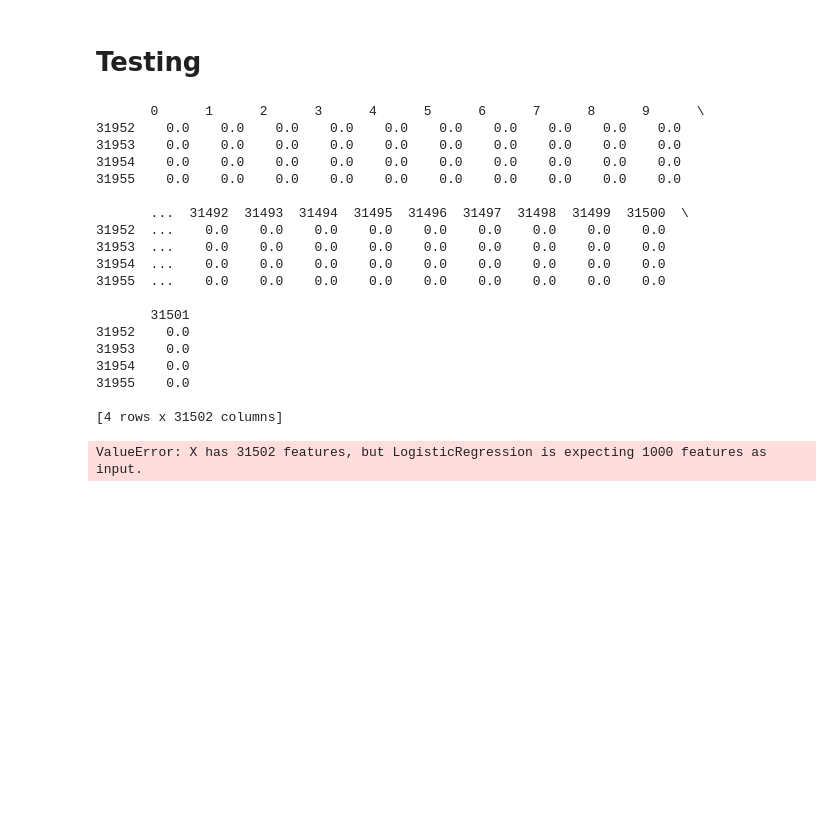
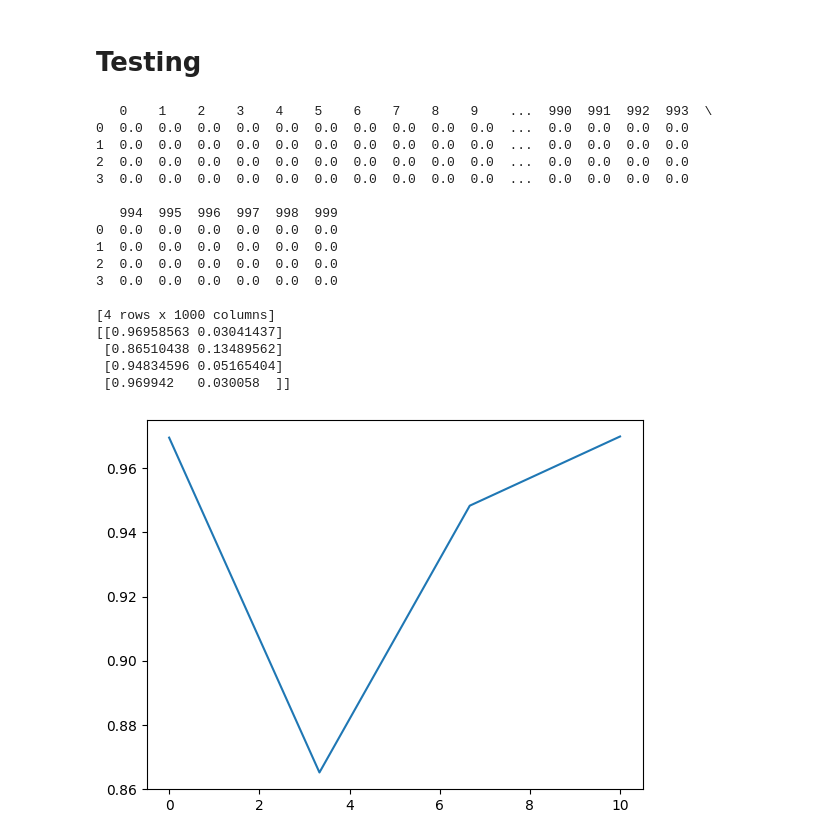
Before and after one commit to TomiukQT/diploma-thesis, a Jupyter notebook: src/main.ipynb, the cells around one changed output. Saved outputs shown, nothing was run; the diff lists cells and outputs as text; code cells hidden in the pictures; blank space fills up the shorter version.

```diff
--- a/src/main.ipynb
+++ b/src/main.ipynb
@@ -227,28 +176,35 @@ f1: 0.3530196863530197
 # Testing
 # %%
 from analyzer.analyzer import Analyzer
+import matplotlib.pyplot as plt
+
+
 test_data = ["it's unbelievable that in the 21st century we'd need something like this. again. #neverump  #xenophobia ", 'This thing is pretty shit', 'life', 'ugly bad ugly']
+x = np.linspace(0,10, len(test_data))
+
 
 analyzer = Analyzer('models', 'model.sav', 'vectorizer.sav')
-analyzer.get_sentiment_analysis(test_data)
+results = analyzer.get_sentiment_analysis(test_data)
+
+fig, ax = plt.subplots()
+ax.plot(x, results)
+plt.show()
 # %% [output]
-       0      1      2      3      4      5      6      7      8      9      \
-31952    0.0    0.0    0.0    0.0    0.0    0.0    0.0    0.0    0.0    0.0
-31953    0.0    0.0    0.0    0.0    0.0    0.0    0.0    0.0    0.0    0.0
-31954    0.0    0.0    0.0    0.0    0.0    0.0    0.0    0.0    0.0    0.0
-31955    0.0    0.0    0.0    0.0    0.0    0.0    0.0    0.0    0.0    0.0
+   0    1    2    3    4    5    6    7    8    9    ...  990  991  992  993  \
+0  0.0  0.0  0.0  0.0  0.0  0.0  0.0  0.0  0.0  0.0  ...  0.0  0.0  0.0  0.0
+1  0.0  0.0  0.0  0.0  0.0  0.0  0.0  0.0  0.0  0.0  ...  0.0  0.0  0.0  0.0
+2  0.0  0.0  0.0  0.0  0.0  0.0  0.0  0.0  0.0  0.0  ...  0.0  0.0  0.0  0.0
+3  0.0  0.0  0.0  0.0  0.0  0.0  0.0  0.0  0.0  0.0  ...  0.0  0.0  0.0  0.0
 
-       ...  31492  31493  31494  31495  31496  31497  31498  31499  31500  \
-31952  ...    0.0    0.0    0.0    0.0    0.0    0.0    0.0    0.0    0.0
-31953  ...    0.0    0.0    0.0    0.0    0.0    0.0    0.0    0.0    0.0
-31954  ...    0.0    0.0    0.0    0.0    0.0    0.0    0.0    0.0    0.0
-31955  ...    0.0    0.0    0.0    0.0    0.0    0.0    0.0    0.0    0.0
+   994  995  996  997  998  999
+0  0.0  0.0  0.0  0.0  0.0  0.0
+1  0.0  0.0  0.0  0.0  0.0  0.0
+2  0.0  0.0  0.0  0.0  0.0  0.0
+3  0.0  0.0  0.0  0.0  0.0  0.0
 
-       31501
-31952    0.0
-31953    0.0
-31954    0.0
-31955    0.0
-
-[4 rows x 31502 columns]
+[4 rows x 1000 columns]
+[[0.96958563 0.03041437]
+ [0.86510438 0.13489562]
+ [0.94834596 0.05165404]
+ [0.969942   0.030058  ]]
-ValueError: X has 31502 features, but LogisticRegression is expecting 1000 features as input.
+[figure, added]
```
Also changed, not shown: parts of 14 cells of this notebook, 5 other files.
